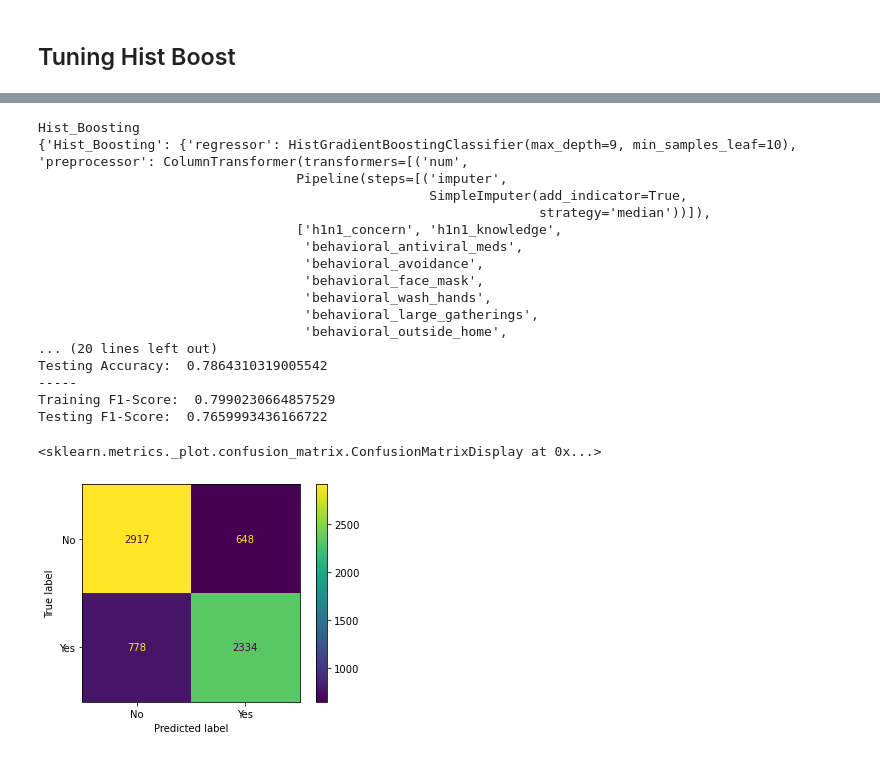
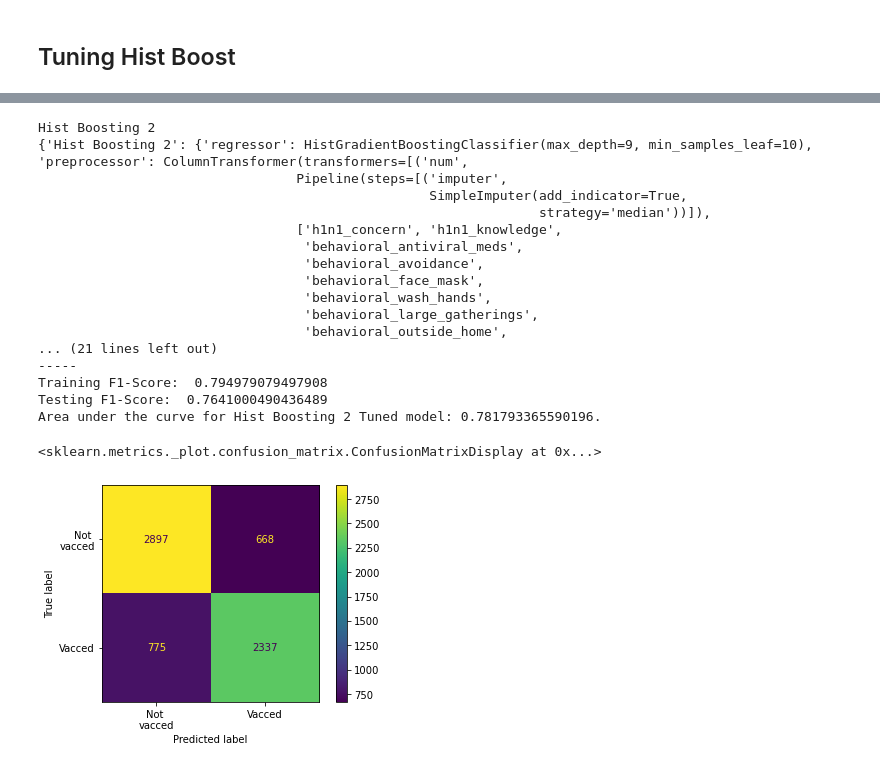
Before and after one commit to moscatena/Seasonal-Flu-Vaccine-Prediction, a Jupyter notebook: Vac_pred_pipelines.ipynb, the cells around one changed output, grey strips where cells are left out. Drawn from its saved outputs; the diff is of its cells as text; code cells hidden in the pictures.

```diff
--- a/Vac_pred_pipelines.ipynb
+++ b/Vac_pred_pipelines.ipynb
@@ -243,4 +279,5 @@ accuracy_dict
 # %%
 precision_dict_tuned = {}
 accuracy_dict_tuned = {}
+auc_dict_tuned = {}
 # %%
@@ -647,16 +750,16 @@ Testing F1-Score:  0.7249869041382924
 # %% [markdown]
 ## Tuning Hist Boost
 # %%
-# Grid_search for Hist Boost
-pipeline_hbc = Pipeline([( "preprocessor" , preprocessor),
-                       ("hbc",HistGradientBoostingClassifier(learning_rate=0.1, max_iter=100,))])
+# # Grid_search for Hist Boost
+# pipeline_hbc = Pipeline([( "preprocessor" , preprocessor),
+#                        ("hbc",HistGradientBoostingClassifier(learning_rate=0.1, max_iter=100,))])
 
-parameters_hbc = {}
-parameters_hbc['hbc__min_samples_leaf'] = [5, 10]
-parameters_hbc['hbc__max_depth'] = [5, 10, 15]
+# parameters_hbc = {}
+# parameters_hbc['hbc__min_samples_leaf'] = [5, 10]
+# parameters_hbc['hbc__max_depth'] = [5, 10, 15]
 
-gs_hbc=GridSearchCV(pipeline_hbc,parameters_hbc)
+# gs_hbc=GridSearchCV(pipeline_hbc,parameters_hbc)
 
-gs_hbc.fit(X_train,y_train.seasonal_vaccine)
+# gs_hbc.fit(X_train,y_train.seasonal_vaccine)
 
-gs_hbc.best_params_
+# gs_hbc.best_params_
@@ -695,39 +804,41 @@ Testing F1-Score:  0.7632532104050049
 # %%
-model_hbc_tuned = {'Hist_Boosting':
+model_hbc_tuned_2 = {'Hist Boosting 2':
               {'regressor': HistGradientBoostingClassifier(max_depth=9, min_samples_leaf=10, learning_rate=0.1),
                'preprocessor': preprocessor}}
 
-print(list(model_hbc_tuned.keys())[0])
-X_train_processed = model_hbc_tuned['Hist_Boosting']['preprocessor'].fit_transform(X_train)
-X_test_processed = model_hbc_tuned['Hist_Boosting']['preprocessor'].transform(X_test)
-model_hbc_tuned['Hist_Boosting']['fit_regressor'] = model_hbc_tuned['Hist_Boosting']['regressor'].fit(X_train_processed, y_train.seasonal_vaccine)
-# model['output'] = model['fit_regressor'].score(X_test_processed, y_test.seasonal_vaccine)
-print(model_hbc_tuned)
-precision_dict_tuned['Hist_Boosting'], accuracy_dict_tuned['Hist_Boosting'] = model_predictions(model_hbc_tuned['Hist_Boosting']['fit_regressor'], X_train_processed, y_train.seasonal_vaccine, X_test_processed, y_test.seasonal_vaccine)
+model = 'Hist Boosting 2'
+print(model)
+X_train_processed = model_hbc_tuned_2[model]['preprocessor'].fit_transform(X_train)
+X_test_processed = model_hbc_tuned_2[model]['preprocessor'].transform(X_test)
+model_hbc_tuned_2[model]['fit_regressor'] = model_hbc_tuned_2[model]['regressor'].fit(X_train_processed, y_train.seasonal_vaccine)
+print(model_hbc_tuned_2)
+precision_dict_tuned[model], accuracy_dict_tuned[model], y_hat_test = model_predictions(model_hbc_tuned_2[model]['fit_regressor'], X_train_processed, y_train.seasonal_vaccine, X_test_processed, y_test.seasonal_vaccine)
 
-y_hat_test_hbc = model_hbc_tuned['Hist_Boosting']['fit_regressor'].predict(X_test_processed)
-cm_hbc = confusion_matrix(y_test.seasonal_vaccine, y_hat_test_hbc)
-ConfusionMatrixDisplay(cm_hbc, display_labels=['No', 'Yes']).plot()
+auc_dict_tuned[model] = roc_auc_score(y_test.seasonal_vaccine, y_hat_test)
+auc = auc_dict_tuned[model]
+print(f'Area under the curve for {model} Tuned model: {auc}.')
+cm_hbc = confusion_matrix(y_test.seasonal_vaccine, y_hat_test)
+ConfusionMatrixDisplay(cm_hbc, display_labels=['Not \nvacced', 'Vacced']).plot()
 # %% [output]
-Hist_Boosting
-{'Hist_Boosting': {'regressor': HistGradientBoostingClassifier(max_depth=9, min_samples_leaf=10), 'preprocessor': ColumnTransformer(transformers=[('num',
+Hist Boosting 2
+{'Hist Boosting 2': {'regressor': HistGradientBoostingClassifier(max_depth=9, min_samples_leaf=10), 'preprocessor': ColumnTransformer(transformers=[('num',
                                  Pipeline(steps=[('imputer',
                                                   SimpleImputer(add_indicator=True,
                                                                 strategy='median'))]),
                                  ['h1n1_concern', 'h1n1_knowledge',
                                   'behavioral_antiviral_meds',
                                   'behavioral_avoidance',
                                   'behavioral_face_mask',
                                   'behavioral_wash_hands',
                                   'behavioral_large_gatherings',
                                   'behavioral_outside_home',
-... (20 lines left out)
-Testing Accuracy:  0.7864310319005542
+... (21 lines left out)
 -----
-Training F1-Score:  0.7990230664857529
-Testing F1-Score:  0.7659993436166722
+Training F1-Score:  0.794979079497908
+Testing F1-Score:  0.7641000490436489
+Area under the curve for Hist Boosting 2 Tuned model: 0.781793365590196.
 <sklearn.metrics._plot.confusion_matrix.ConfusionMatrixDisplay at 0x...>
-[figure, old version]
+[figure, new version]
 # %%
 precision_dict
 # %% [output]
```
Also changed, not shown: parts of 43 cells of this notebook.
